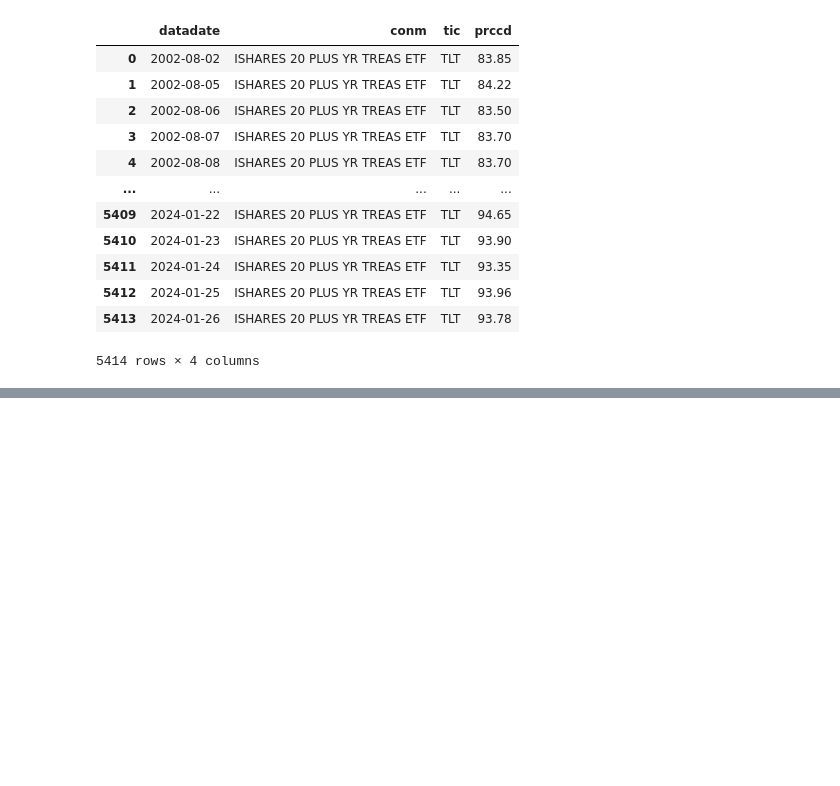
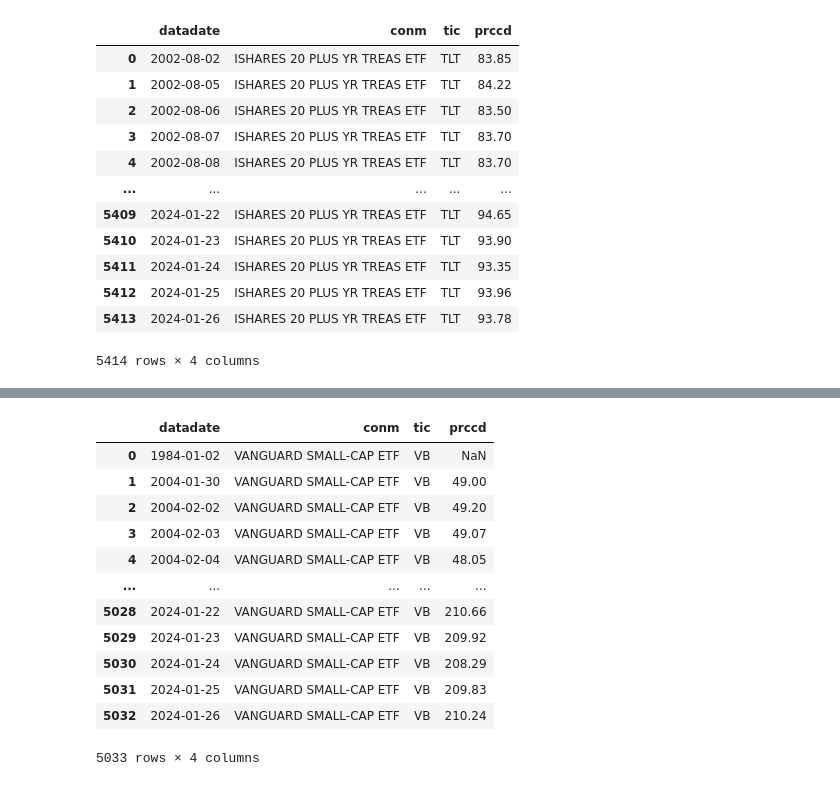
Before and after one commit to NUSFintechQuant/AY2324S1-Modern-Portfolio-Theory, a Jupyter notebook: data/wrds.ipynb, the cells around one changed output, grey strips where cells are left out. Cells and saved outputs as stored; diff of their text form; code cells hidden in the pictures; blank space fills up the shorter version.

```diff
--- a/data/wrds.ipynb
+++ b/data/wrds.ipynb
@@ -174,0 +250,22 @@ us_bonds_df
+# %%
+# Gather data for US Small Cap (VB)
+us_small_cap = conn.raw_sql("""
+    select datadate, conm, tic, prccd
+    from comp_na_daily_all.secd
+    where gvkey = '158559'
+    """)
+us_small_cap
+# %% [output]
+|  | datadate | conm | tic | prccd |
+| 0 | 1984-01-02 | VANGUARD SMALL-CAP ETF | VB | NaN |
+| 1 | 2004-01-30 | VANGUARD SMALL-CAP ETF | VB | 49.00 |
+| 2 | 2004-02-02 | VANGUARD SMALL-CAP ETF | VB | 49.20 |
+| 3 | 2004-02-03 | VANGUARD SMALL-CAP ETF | VB | 49.07 |
+| 4 | 2004-02-04 | VANGUARD SMALL-CAP ETF | VB | 48.05 |
+| ... | ... | ... | ... | ... |
+| 5028 | 2024-01-22 | VANGUARD SMALL-CAP ETF | VB | 210.66 |
+| 5029 | 2024-01-23 | VANGUARD SMALL-CAP ETF | VB | 209.92 |
+| 5030 | 2024-01-24 | VANGUARD SMALL-CAP ETF | VB | 208.29 |
+| 5031 | 2024-01-25 | VANGUARD SMALL-CAP ETF | VB | 209.83 |
+| 5032 | 2024-01-26 | VANGUARD SMALL-CAP ETF | VB | 210.24 |
+5033 rows × 4 columns
```
Also changed, not shown: parts of 10 cells of this notebook, 4 other files.
